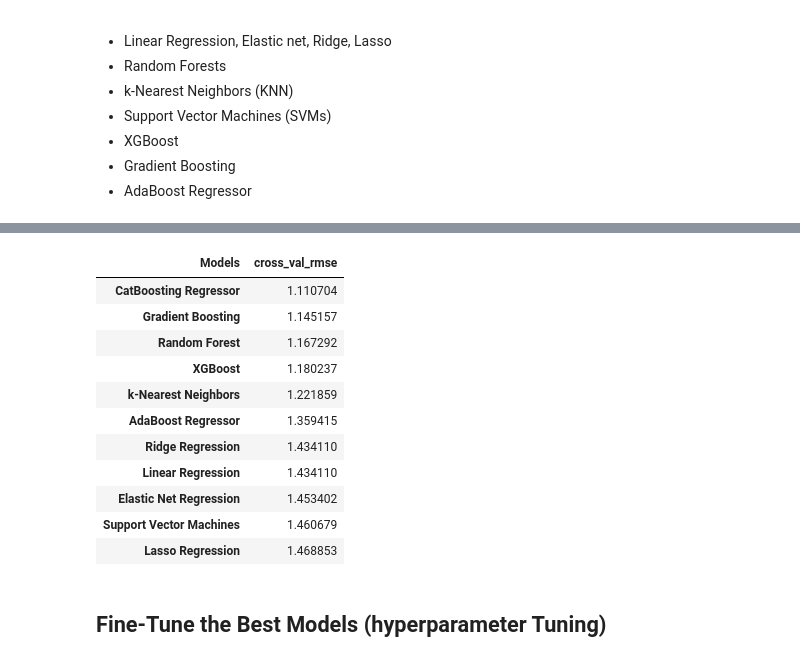
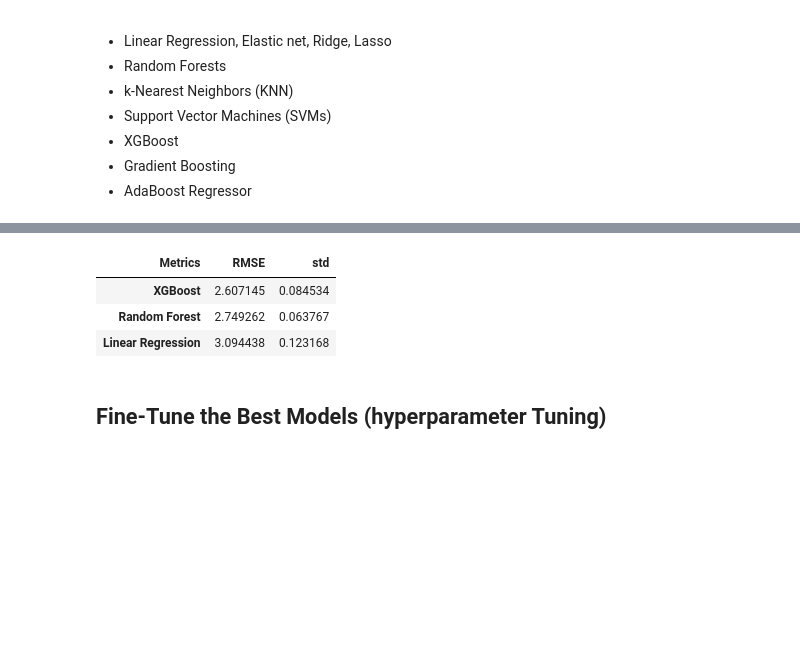
Before and after one commit to moadams847/Air_Sensor_ML_Calibration_Setup, a Jupyter notebook: notebook/model_training.ipynb, the cells around one changed output, grey strips where cells are left out. Cells and saved outputs as stored; diff of their text form; code cells hidden in the pictures; blank space fills up the shorter version.

```diff
--- a/notebook/model_training.ipynb
+++ b/notebook/model_training.ipynb
@@ -19,6 +19,10 @@ from sklearn.metrics import mean_squared_error, mean_absolute_error, r2_score
 from sklearn.feature_selection import SelectFromModel
 # %%
 #load data
-merge_csv = pd.read_csv('data/merged_data.csv', parse_dates=['DataDate'])
+merge_csv = pd.read_csv('data/Teledyne_vs_sensor_data_ENE00950.csv', parse_dates=['DataDate'])
+merge_csv = merge_csv[merge_csv['PM2_5'] != 0]
+merge_csv = merge_csv[merge_csv['PM2.5'] != 0]
+merge_csv = merge_csv[merge_csv['PM.10'] != 0]
+merge_csv = merge_csv[['DataDate', 'PM2_5', 'PM2.5','RH', 'Temp']]
 merge_csv.head()
 # %% [output]
@@ -81,6 +88,3 @@ calibration_df_labels = train_set['PM2.5'].copy()
 from sklearn.impute import SimpleImputer
 imputer = SimpleImputer(strategy="median")
 calibration_df_num = calibration_df.drop("DataDate", axis=1)
-# %%
-imputer.fit(calibration_df_num)
-imputer.statistics_
@@ -151,16 +140,15 @@ array([[ 6.  , 25.7 , 84.  ],
 models = [
 
     ('Linear Regression', LinearRegression()),
-    ('Ridge Regression', Ridge()),
-    ('Lasso Regression', Lasso()),
+    # ('Ridge Regression', Ridge()),
+    # ('Lasso Regression', Lasso()),
     ('Random Forest', RandomForestRegressor()),
-    ('k-Nearest Neighbors', KNeighborsRegressor()),
-    ('Support Vector Machines', SVR()),
+    # ('k-Nearest Neighbors', KNeighborsRegressor()),
+    # ('Support Vector Machines', SVR()),
     ('XGBoost', XGBRegressor()),
-    ('Gradient Boosting', GradientBoostingRegressor()),
-    ('CatBoosting Regressor', CatBoostRegressor(verbose=False)),
-    ('AdaBoost Regressor', AdaBoostRegressor())
-
+    # ('Gradient Boosting', GradientBoostingRegressor()),
+    # ('CatBoosting Regressor', CatBoostRegressor(verbose=False)),
+    # ('AdaBoost Regressor', AdaBoostRegressor())
 ]
 
 # Create an empty dictionary
@@ -170,6 +158,14 @@ cross_validation_metrics_dict = {}
 # Evaluate each model
 for name, model in models:
     model.fit(calibration_df_prepared, calibration_df_labels)
+
+    # # Coefficients (including intercept)
+    # intercept = model.intercept_
+    # coefficients = model.coef_
+
+    # print("Intercept:", intercept)
+    # print("Coefficients:", coefficients)
+
     y_pred = model.predict(calibration_df_prepared)
 
     rmse = np.sqrt(mean_squared_error(calibration_df_labels, y_pred))
@@ -192,12 +188,14 @@ for name, model in models:
 for name_cross_val, model_cross_val in models:
     scores = cross_val_score(model_cross_val, calibration_df_prepared, calibration_df_labels, cv=10, scoring='neg_mean_squared_error')
     rmse_scores = np.sqrt(-scores)
+    mean_ = rmse_scores.mean()
+    standard_dev = np.std(rmse_scores)
 
     # print(f'Model: {name_cross_val}')
     # print(f'Mean RMSE (cross-validation): {rmse_scores.mean()}')
     # print('---')
 
-    cross_validation_metrics_dict[name_cross_val] = [rmse_scores.mean()]
+    cross_validation_metrics_dict[name_cross_val] = [mean_, standard_dev]
 # %%
 metrics_dict
 df = pd.DataFrame(metrics_dict)
@@ -229,23 +219,15 @@ with open('table.html', 'w') as f:
     f.write(html)
 # %%
 df1 = pd.DataFrame(cross_validation_metrics_dict)
-df1['Models'] = ['cross_val_rmse']
-df1.set_index('Models', inplace=True)
-df1 = df1.T.sort_values(by='cross_val_rmse')
+df1['Metrics'] = ['RMSE', 'std']
+df1.set_index('Metrics', inplace=True)
+df1 = df1.T.sort_values(by='RMSE', ascending=True)
 df1
 # %% [output]
-| Models | cross_val_rmse |
-| CatBoosting Regressor | 1.110704 |
-| Gradient Boosting | 1.145157 |
-| Random Forest | 1.167292 |
-| XGBoost | 1.180237 |
-| k-Nearest Neighbors | 1.221859 |
-| AdaBoost Regressor | 1.359415 |
-| Ridge Regression | 1.434110 |
-| Linear Regression | 1.434110 |
-| Elastic Net Regression | 1.453402 |
-| Support Vector Machines | 1.460679 |
-| Lasso Regression | 1.468853 |
+| Metrics | RMSE | std |
+| XGBoost | 2.607145 | 0.084534 |
+| Random Forest | 2.749262 | 0.063767 |
+| Linear Regression | 3.094438 | 0.123168 |
 # %% [markdown]
 ## Fine-Tune the Best Models (hyperparameter Tuning)
 # %% [markdown]
```
Also changed, not shown: parts of 42 cells of this notebook, 20 other files.
